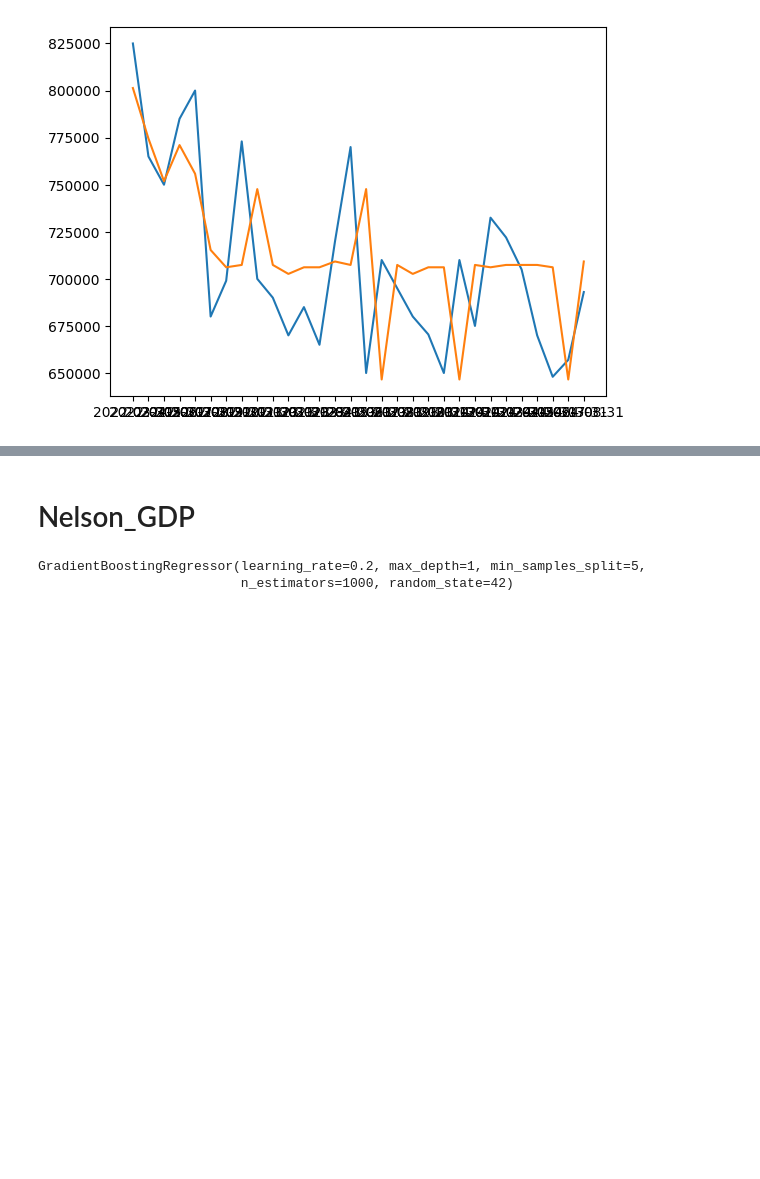
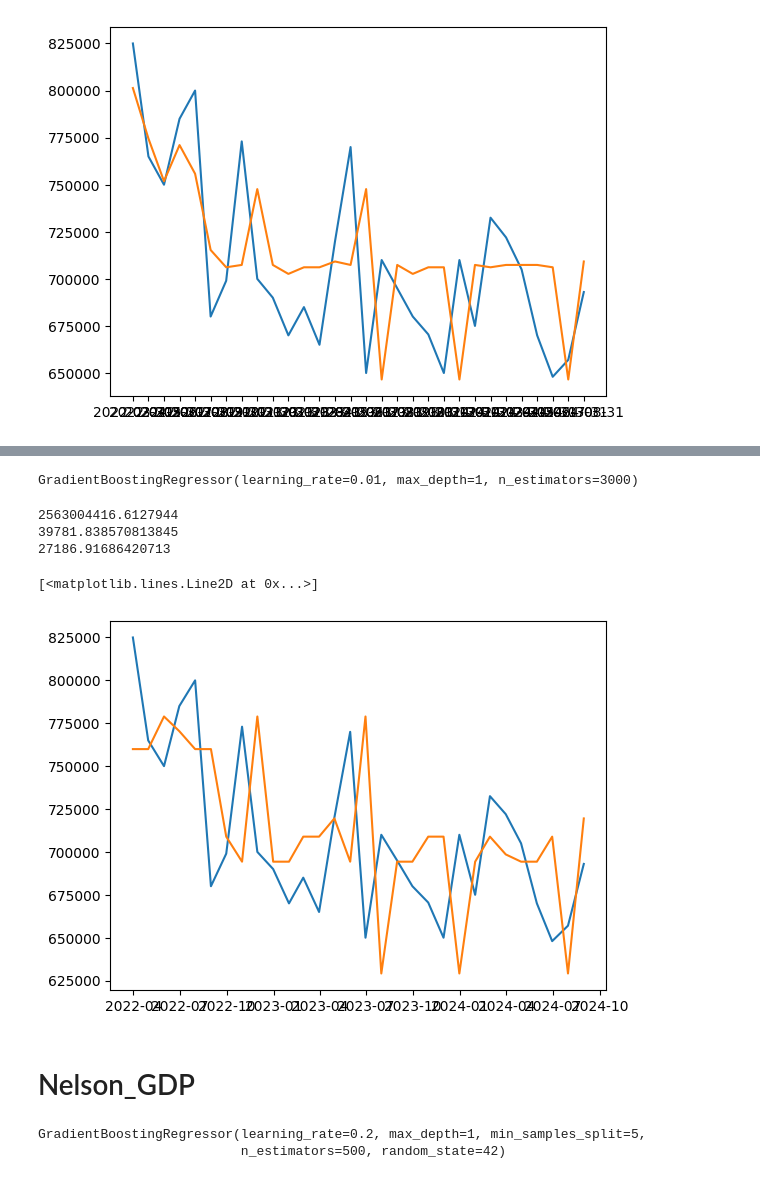
Before and after one commit to Sheepsta300/Machine-Learning-Project, a Jupyter notebook: Housing_Price_Predictor.ipynb, the cells around one changed output, grey strips where cells are left out. Cells and saved outputs as stored; diff of their text form; code cells hidden in the pictures; blank space fills up the shorter version.

```diff
--- a/Housing_Price_Predictor.ipynb
+++ b/Housing_Price_Predictor.ipynb
@@ -295,3 +542,34 @@ plt.plot(test.index, test_pred)
+# %%
+params = {
+    "n_estimators":3000,
+    "learning_rate":0.01,
+    "max_depth":1
+}
+# %%
+gbt = GradientBoostingRegressor(**params)
+# %%
+gbt.fit(train_randomized[['lagged']], train_randomized[['Nelson']])
+# %% [output]
+GradientBoostingRegressor(learning_rate=0.01, max_depth=1, n_estimators=3000)
+# %%
+test_pred = gbt.predict(test[['lagged']])
+# %%
+mse = mean_squared_error(test_pred, test.Nelson)
+mae = mean_absolute_error(test_pred, test.Nelson)
+mdae = median_absolute_error(test_pred, test.Nelson)
+print(mse)
+print(mae)
+print(mdae)
+# %% [output]
+2563004416.6127944
+39781.838570813845
+27186.91686420713
+# %%
+plt.plot(test.index, test.Nelson)
+plt.plot(test.index, test_pred)
+# %% [output]
+[<matplotlib.lines.Line2D at 0x...>]
+[figure, added]
 # %% [markdown]
 # Nelson_GDP
 # %%
@@ -308,8 +586,8 @@ gbf = GradientBoostingRegressor(**params)
 # %%
 train, test = train_test_split(nelson_gdp, test_size=0.2, shuffle=False)
 # %%
-gbf.fit(train.drop(columns=['lagged', 'Nelson']), train.Nelson)
+gbf.fit(train.drop(columns=['Nelson']), train.Nelson)
 # %% [output]
 GradientBoostingRegressor(learning_rate=0.2, max_depth=1, min_samples_split=5,
-                          n_estimators=1000, random_state=42)
+                          n_estimators=500, random_state=42)
 # %%
```
Also changed, not shown: parts of 80 cells of this notebook.
